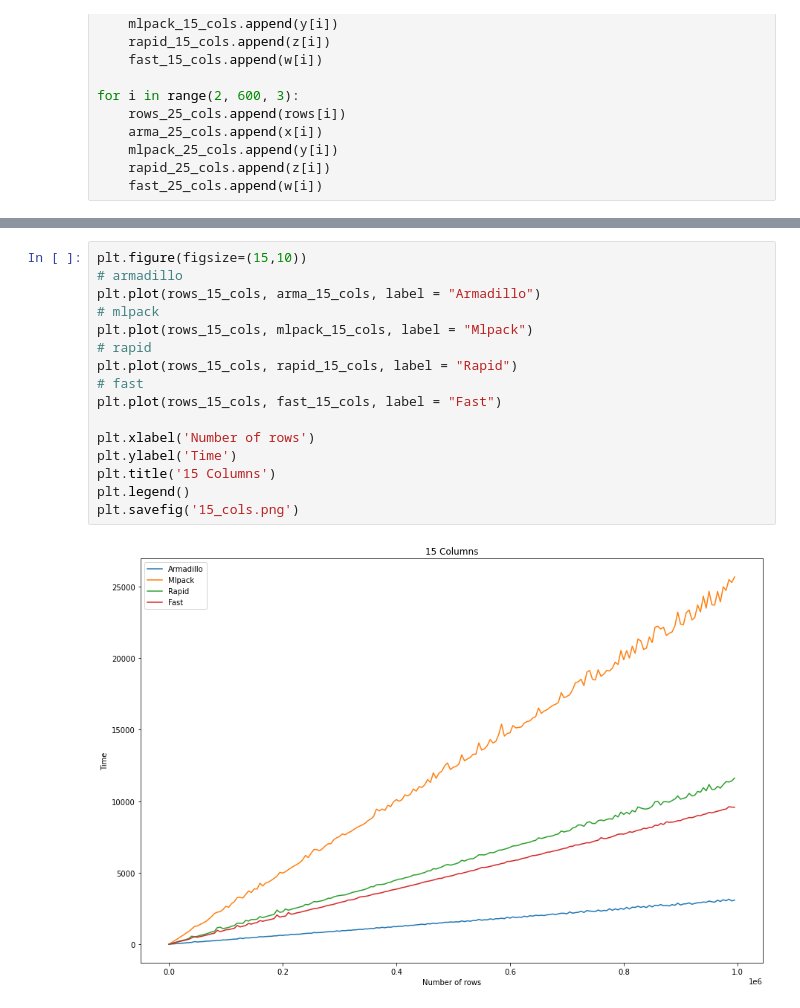
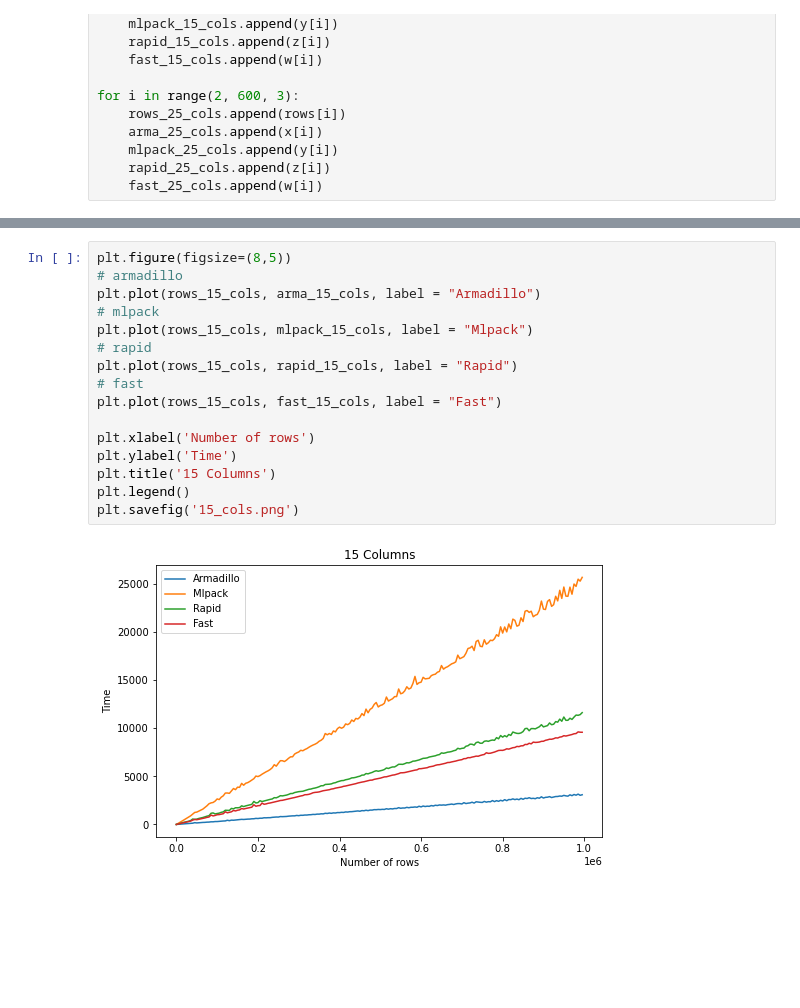
Before and after one commit to heisenbuug/Benchmark-CSV-Parsers, a Jupyter notebook: csvparser_log_check.ipynb, the cells around one changed output, grey strips where cells are left out. Saved outputs shown, nothing was run; the diff lists cells and outputs as text; blank space fills up the shorter version.

```diff
--- a/csvparser_log_check.ipynb
+++ b/csvparser_log_check.ipynb
@@ -69,19 +69,19 @@ plt.savefig('5_cols.png')
 # %%
-plt.figure(figsize=(15,10))
+plt.figure(figsize=(8,5))
 # armadillo
 plt.plot(rows_15_cols, arma_15_cols, label = "Armadillo")
 # mlpack
 plt.plot(rows_15_cols, mlpack_15_cols, label = "Mlpack")
 # rapid
 plt.plot(rows_15_cols, rapid_15_cols, label = "Rapid")
 # fast
 plt.plot(rows_15_cols, fast_15_cols, label = "Fast")
 
 plt.xlabel('Number of rows')
 plt.ylabel('Time')
 plt.title('15 Columns')
 plt.legend()
 plt.savefig('15_cols.png')
 # %% [output]
-[figure, old version]
+[figure, new version]
 # %%
```
Also changed, not shown: parts of 2 cells of this notebook, 4 other files.
